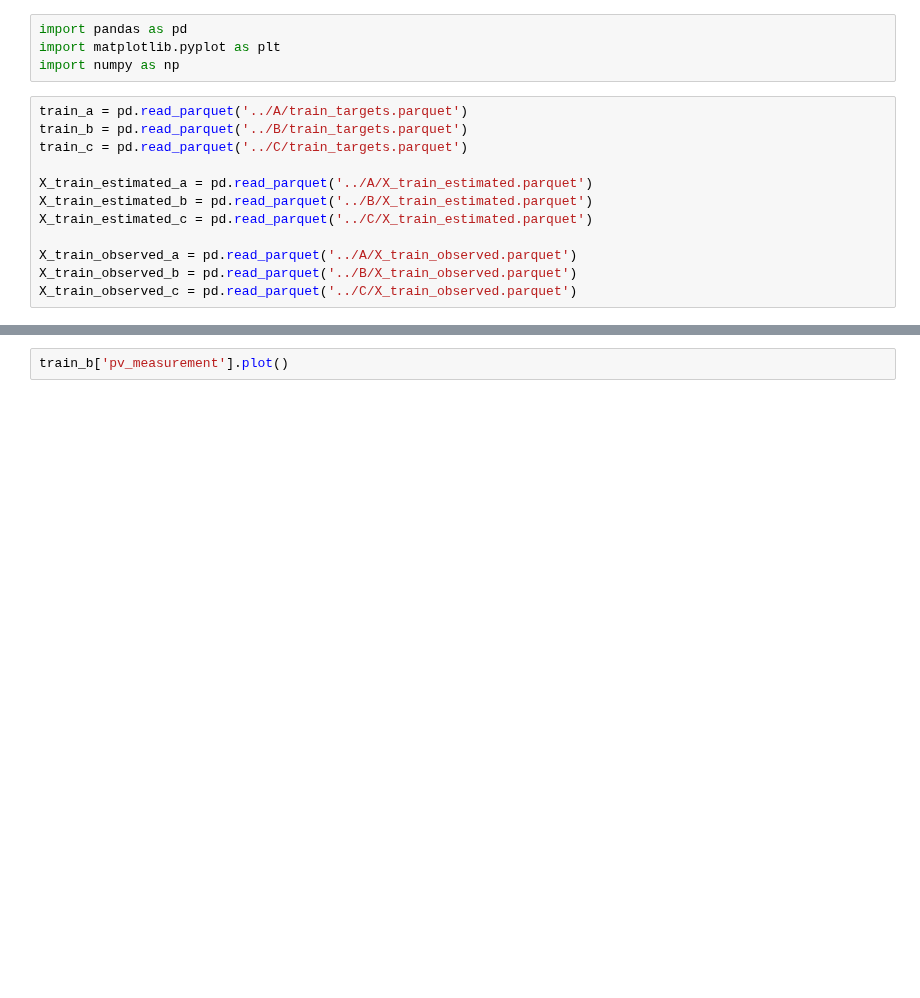
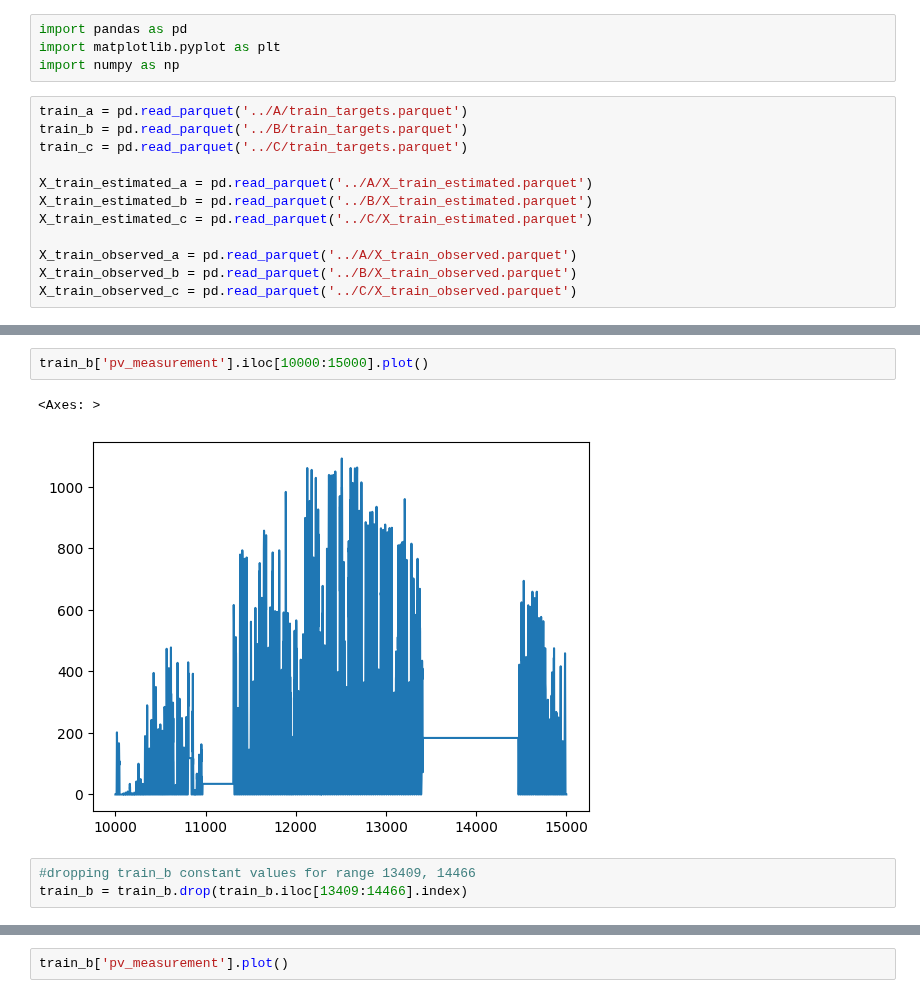
Before and after one commit to simenstang/TDT4173, a Jupyter notebook: data/notebooks_trials/short_notebook.ipynb, the cells around one changed output, grey strips where cells are left out. Saved outputs shown, nothing was run; the diff lists cells and outputs as text; blank space fills up the shorter version.

```diff
--- a/data/notebooks_trials/short_notebook.ipynb
+++ b/data/notebooks_trials/short_notebook.ipynb
@@ -21,2 +98,10 @@ for row_index in range(start, end + 1):
+# %%
+train_b['pv_measurement'].iloc[10000:15000].plot()
+# %% [output]
+<Axes: >
+[figure, added]
+# %%
+#dropping train_b constant values for range 13409, 14466
+train_b = train_b.drop(train_b.iloc[13409:14466].index)
 # %%
 train_b_time_index = train_b.set_index('time')
```
Also changed, not shown: parts of 12 cells of this notebook.
